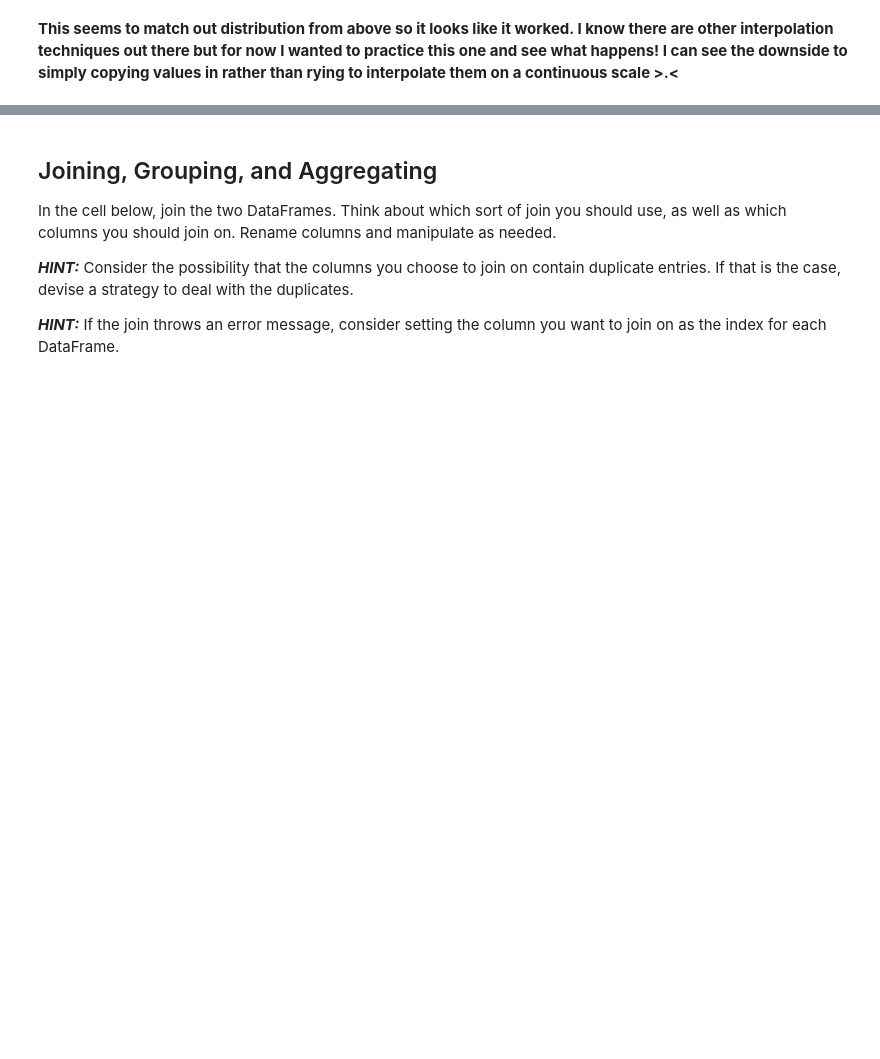
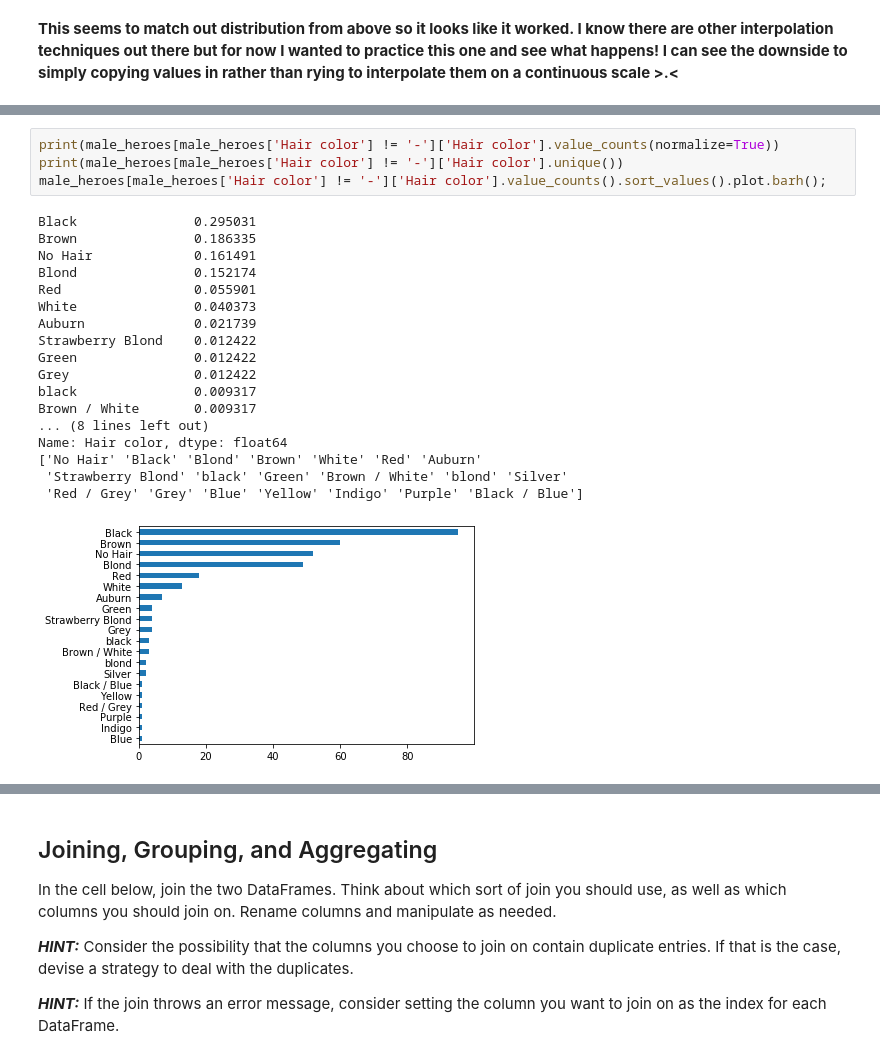
Before and after one commit to tcastanley/dsc-data-cleaning-project-onl01-dtsc-ft-052620, a Jupyter notebook: index.ipynb, the cells around one changed output, grey strips where cells are left out. Cells and saved outputs as stored; diff of their text form; blank space fills up the shorter version.

```diff
--- a/index.ipynb
+++ b/index.ipynb
@@ -425,0 +526,23 @@ Name: Height, dtype: float64
+# %%
+print(male_heroes[male_heroes['Hair color'] != '-']['Hair color'].value_counts(normalize=True))
+print(male_heroes[male_heroes['Hair color'] != '-']['Hair color'].unique())
+male_heroes[male_heroes['Hair color'] != '-']['Hair color'].value_counts().sort_values().plot.barh();
+# %% [output]
+Black               0.295031
+Brown               0.186335
+No Hair             0.161491
+Blond               0.152174
+Red                 0.055901
+White               0.040373
+Auburn              0.021739
+Strawberry Blond    0.012422
+Green               0.012422
+Grey                0.012422
+black               0.009317
+Brown / White       0.009317
+... (8 lines left out)
+Name: Hair color, dtype: float64
+['No Hair' 'Black' 'Blond' 'Brown' 'White' 'Red' 'Auburn'
+ 'Strawberry Blond' 'black' 'Green' 'Brown / White' 'blond' 'Silver'
+ 'Red / Grey' 'Grey' 'Blue' 'Yellow' 'Indigo' 'Purple' 'Black / Blue']
+[figure, added]
```
Also changed, not shown: parts of 67 cells of this notebook.
